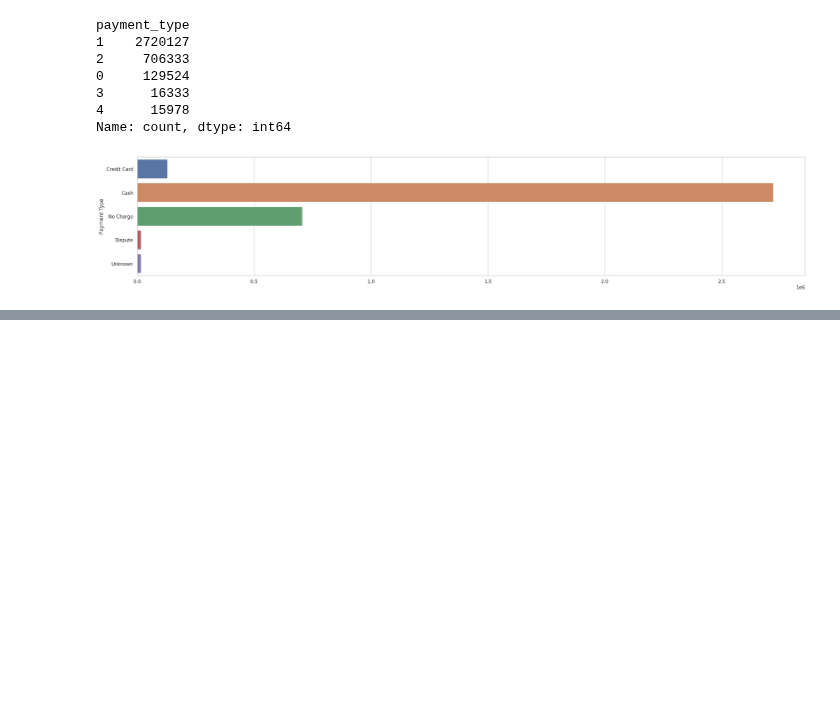
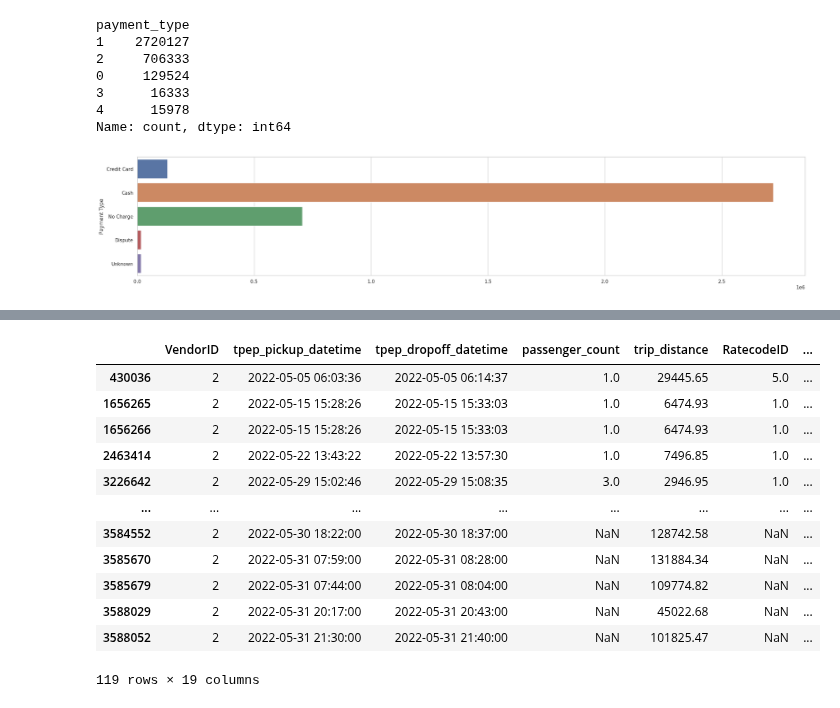
Before and after one commit to andres-mart/AnyoneAI, a Jupyter notebook: Proyecto_Final/analisis_bbdd.ipynb, the cells around one changed output, grey strips where cells are left out. Saved outputs shown, nothing was run; the diff lists cells and outputs as text; code cells hidden in the pictures; blank space fills up the shorter version.

```diff
--- a/Proyecto_Final/analisis_bbdd.ipynb
+++ b/Proyecto_Final/analisis_bbdd.ipynb
@@ -268,0 +275,16 @@ plt.show()
+# %%
+df[df['trip_distance'] > 1000]
+# %% [output]
+|  | VendorID | tpep_pickup_datetime | tpep_dropoff_datetime | passenger_count | trip_distance | RatecodeID | ... |
+| 430036 | 2 | 2022-05-05 06:03:36 | 2022-05-05 06:14:37 | 1.0 | 29445.65 | 5.0 | ... |
+| 1656265 | 2 | 2022-05-15 15:28:26 | 2022-05-15 15:33:03 | 1.0 | 6474.93 | 1.0 | ... |
+| 1656266 | 2 | 2022-05-15 15:28:26 | 2022-05-15 15:33:03 | 1.0 | 6474.93 | 1.0 | ... |
+| 2463414 | 2 | 2022-05-22 13:43:22 | 2022-05-22 13:57:30 | 1.0 | 7496.85 | 1.0 | ... |
+| 3226642 | 2 | 2022-05-29 15:02:46 | 2022-05-29 15:08:35 | 3.0 | 2946.95 | 1.0 | ... |
+| ... | ... | ... | ... | ... | ... | ... | ... |
+| 3584552 | 2 | 2022-05-30 18:22:00 | 2022-05-30 18:37:00 | NaN | 128742.58 | NaN | ... |
+| 3585670 | 2 | 2022-05-31 07:59:00 | 2022-05-31 08:28:00 | NaN | 131884.34 | NaN | ... |
+| 3585679 | 2 | 2022-05-31 07:44:00 | 2022-05-31 08:04:00 | NaN | 109774.82 | NaN | ... |
+| 3588029 | 2 | 2022-05-31 20:17:00 | 2022-05-31 20:43:00 | NaN | 45022.68 | NaN | ... |
+| 3588052 | 2 | 2022-05-31 21:30:00 | 2022-05-31 21:40:00 | NaN | 101825.47 | NaN | ... |
+119 rows × 19 columns
```
Also changed, not shown: parts of 20 cells of this notebook.
